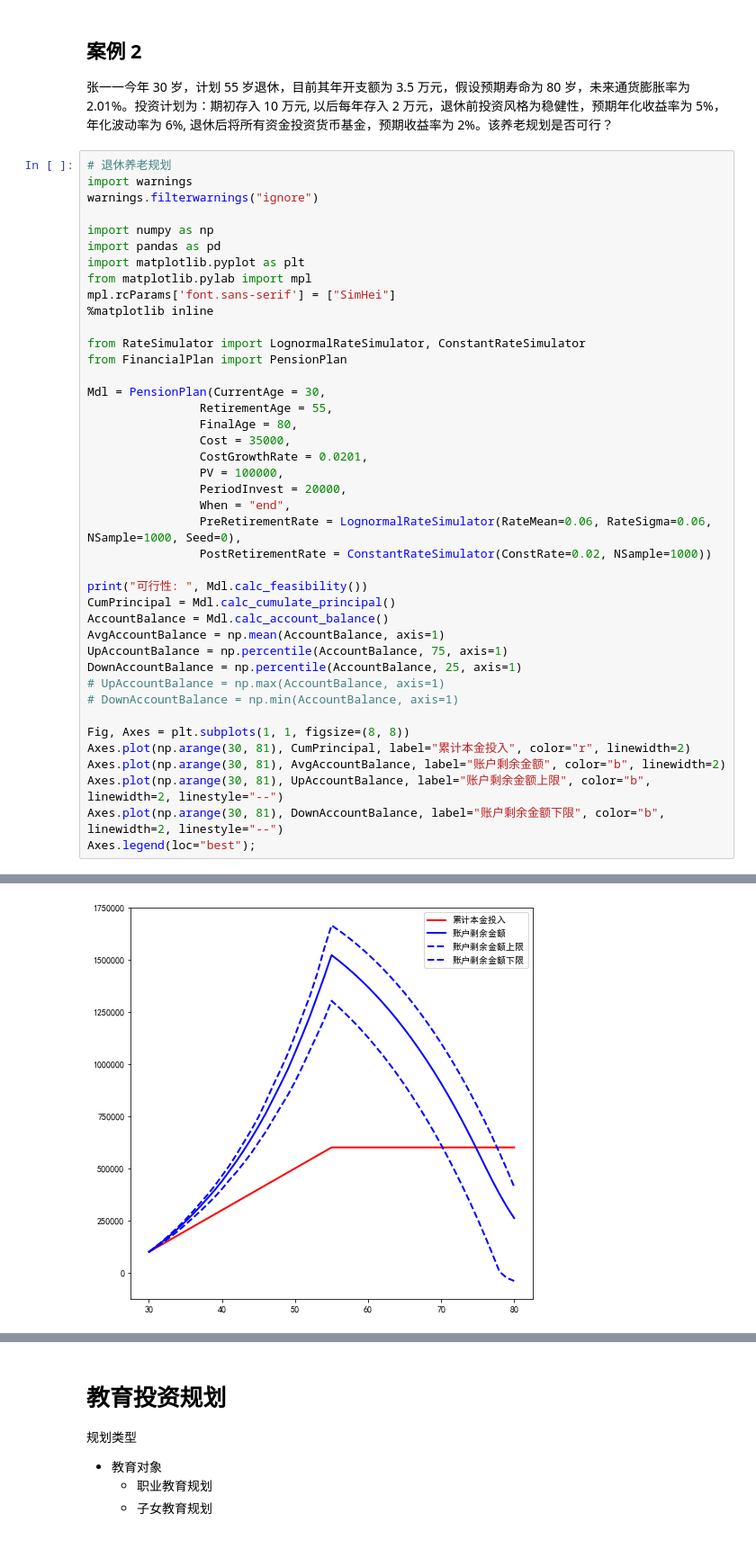
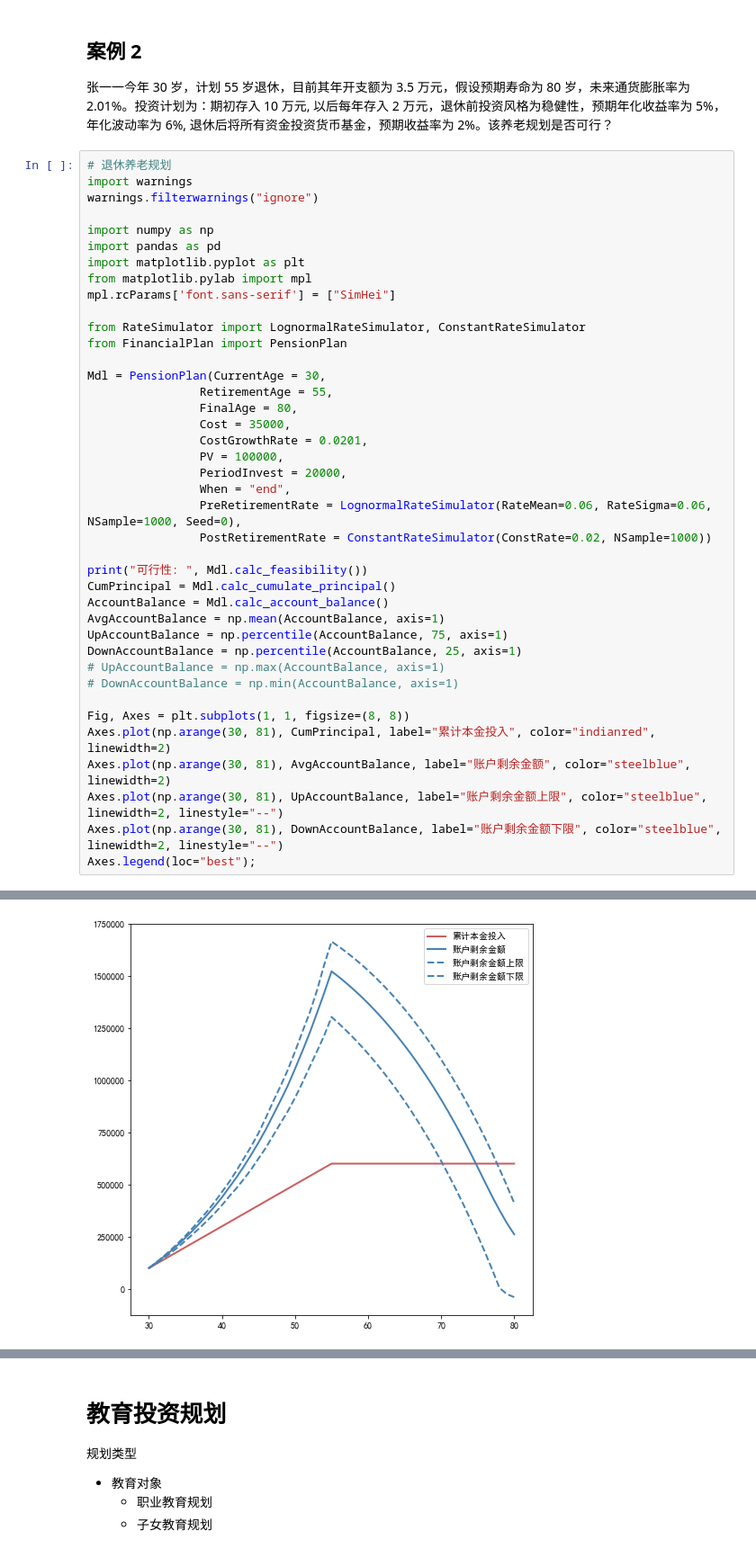
Before and after one commit to pyzeon/Research-2, a Jupyter notebook: 财富管理/理财规划.ipynb, the cells around one changed output, grey strips where cells are left out. Shown: that part at 90% size. Drawn from its saved outputs; the diff is of its cells as text.

```diff
--- a/财富管理/理财规划.ipynb
+++ b/财富管理/理财规划.ipynb
@@ -364,39 +364,38 @@ import pandas as pd
 import matplotlib.pyplot as plt
 from matplotlib.pylab import mpl
 mpl.rcParams['font.sans-serif'] = ["SimHei"]
-%matplotlib inline
 
 from RateSimulator import LognormalRateSimulator, ConstantRateSimulator
 from FinancialPlan import PensionPlan
 
 Mdl = PensionPlan(CurrentAge = 30,
                 RetirementAge = 55,
                 FinalAge = 80,
                 Cost = 35000,
                 CostGrowthRate = 0.0201,
                 PV = 100000,
                 PeriodInvest = 20000,
                 When = "end",
                 PreRetirementRate = LognormalRateSimulator(RateMean=0.06, RateSigma=0.06, NSample=1000, Seed=0),
                 PostRetirementRate = ConstantRateSimulator(ConstRate=0.02, NSample=1000))
 
 print("可行性: ", Mdl.calc_feasibility())
 CumPrincipal = Mdl.calc_cumulate_principal()
 AccountBalance = Mdl.calc_account_balance()
 AvgAccountBalance = np.mean(AccountBalance, axis=1)
 UpAccountBalance = np.percentile(AccountBalance, 75, axis=1)
 DownAccountBalance = np.percentile(AccountBalance, 25, axis=1)
 # UpAccountBalance = np.max(AccountBalance, axis=1)
 # DownAccountBalance = np.min(AccountBalance, axis=1)
 
 Fig, Axes = plt.subplots(1, 1, figsize=(8, 8))
-Axes.plot(np.arange(30, 81), CumPrincipal, label="累计本金投入", color="r", linewidth=2)
-Axes.plot(np.arange(30, 81), AvgAccountBalance, label="账户剩余金额", color="b", linewidth=2)
-Axes.plot(np.arange(30, 81), UpAccountBalance, label="账户剩余金额上限", color="b", linewidth=2, linestyle="--")
-Axes.plot(np.arange(30, 81), DownAccountBalance, label="账户剩余金额下限", color="b", linewidth=2, linestyle="--")
+Axes.plot(np.arange(30, 81), CumPrincipal, label="累计本金投入", color="indianred", linewidth=2)
+Axes.plot(np.arange(30, 81), AvgAccountBalance, label="账户剩余金额", color="steelblue", linewidth=2)
+Axes.plot(np.arange(30, 81), UpAccountBalance, label="账户剩余金额上限", color="steelblue", linewidth=2, linestyle="--")
+Axes.plot(np.arange(30, 81), DownAccountBalance, label="账户剩余金额下限", color="steelblue", linewidth=2, linestyle="--")
 Axes.legend(loc="best");
 # %% [output]
 可行性:  0.563
-[figure, old version]
+[figure, new version]
 # %% [markdown]
 # 居住规划
```
Also changed, not shown: parts of 12 cells of this notebook, 2 other files.
